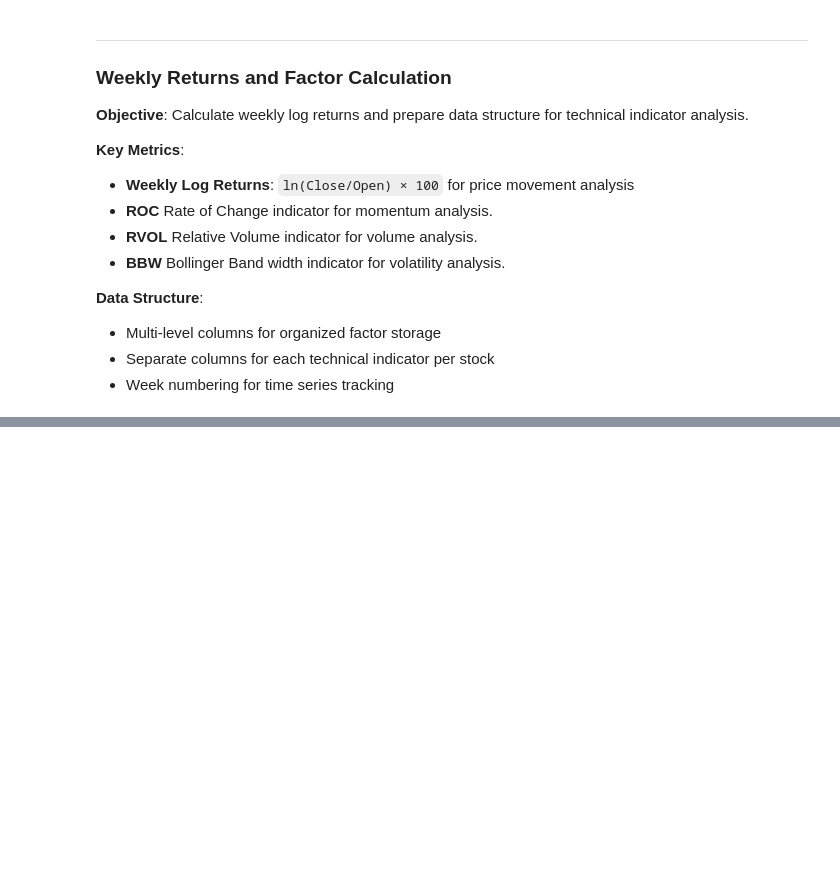
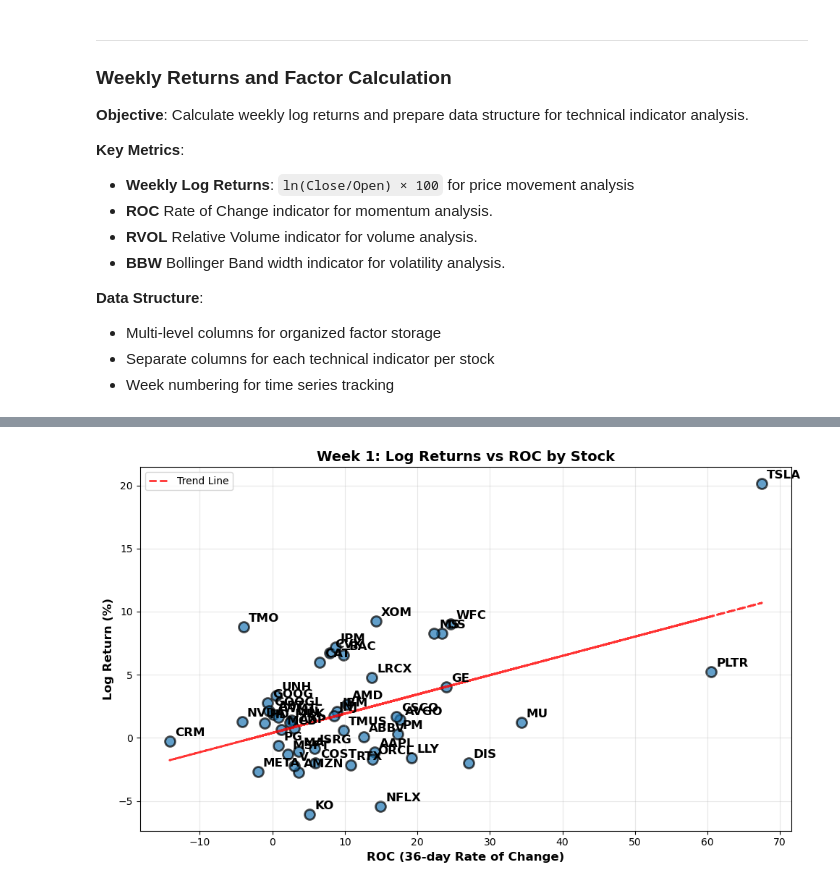
Before and after one commit to chaserenick2/Momentum-Volatility-and-Volume-Factors-in-U.S.-Stock-Returns, a Jupyter notebook: Regression.ipynb, the cells around one changed output, grey strips where cells are left out. Saved outputs shown, nothing was run; the diff lists cells and outputs as text; code cells hidden in the pictures; blank space fills up the shorter version.

```diff
--- a/Regression.ipynb
+++ b/Regression.ipynb
@@ -332,78 +330,53 @@ Name: 2021-01-15 00:00:00, dtype: float64
 # %%
 import matplotlib.pyplot as plt
 import seaborn as sns
 
 # Extract week 1 data
 week_1_data = weekly_data.iloc[0]  # First row (week 1)
 
-# Remove the 'Week' column and extract only the indicator data
-week_1_indicators = week_1_data.drop('Week')
+# Prepare data for scatter plot
+plot_data = []
+for ticker in stocks:
+    log_return = week_1_data[(ticker, 'Log_Return_%')]
+    roc = week_1_data[(ticker, 'ROC')]
 
-# Prepare data for plotting
-plot_data = []
-tickers = []
-metrics = []
-values = []
+    # Only include if both values are not NaN
+    if pd.notna(log_return) and pd.notna(roc):
+        plot_data.append({
+            'Ticker': ticker,
+            'Log_Return_%': log_return,
+            'ROC': roc
+        })
 
-for (ticker, metric), value in week_1_indicators.items():
-    if not pd.isna(value):  # Only plot non-NaN values
-        tickers.append(ticker)
-        metrics.append(metric)
-        values.append(value)
+# Convert to DataFrame
+plot_df = pd.DataFrame(plot_data)
 
-# Create a DataFrame for easier plotting
-plot_df = pd.DataFrame({
-    'Ticker': tickers,
-    'Metric': metrics,
-    'Value': values
-})
+# Create the scatter plot
+plt.figure(figsize=(10, 6))
+plt.scatter(plot_df['ROC'], plot_df['Log_Return_%'],
+           s=100, alpha=0.7, edgecolors='black', linewidth=2)
 
-# Create subplots for each metric
-fig, axes = plt.subplots(2, 2, figsize=(15, 10))
-fig.suptitle('Week 1 Technical Indicators by Stock', fontsize=16, fontweight='bold')
+# Add labels for each point
+for i, row in plot_df.iterrows():
+    plt.annotate(row['Ticker'],
+                (row['ROC'], row['Log_Return_%']),
+                xytext=(5, 5), textcoords='offset points',
+                fontsize=12, fontweight='bold')
 
-metrics_list = ['Log_Return_%', 'ROC', 'RVOL', 'BBW']
-colors = ['skyblue', 'lightcoral', 'lightgreen', 'plum']
+plt.xlabel('ROC (36-day Rate of Change)', fontsize=12, fontweight='bold')
+plt.ylabel('Log Return (%)', fontsize=12, fontweight='bold')
+plt.title('Week 1: Log Returns vs ROC by Stock', fontsize=14, fontweight='bold')
+plt.grid(True, alpha=0.3)
 
-for i, metric in enumerate(metrics_list):
-    row = i // 2
-    col = i % 2
-
-    # Filter data for this metric
-    metric_data = plot_df[plot_df['Metric'] == metric]
-
-    if not metric_data.empty:
-        # Create bar plot
-        axes[row, col].bar(metric_data['Ticker'], metric_data['Value'],
-                          color=colors[i], alpha=0.7, edgecolor='black')
-        axes[row, col].set_title(f'{metric}', fontweight='bold')
-        axes[row, col].set_xlabel('Stock Ticker')
-        axes[row, col].set_ylabel('Value')
-        axes[row, col].tick_params(axis='x', rotation=45)
-
-        # Add value labels on bars
-        for j, (ticker, value) in enumerate(zip(metric_data['Ticker'], metric_data['Value'])):
-            axes[row, col].text(j, value, f'{value:.2f}',
-                               ha='center', va='bottom', fontweight='bold')
-    else:
-        axes[row, col].text(0.5, 0.5, 'No Data Available',
-                           ha='center', va='center', transform=axes[row, col].transAxes,
-                           fontsize=12, fontweight='bold')
-        axes[row, col].set_title(f'{metric}', fontweight='bold')
+# Add a trend line if we have data
+if len(plot_df) > 1:
+    z = np.polyfit(plot_df['ROC'], plot_df['Log_Return_%'], 1)
+    p = np.poly1d(z)
+    plt.plot(plot_df['ROC'], p(plot_df['ROC']),
+             "r--", alpha=0.8, linewidth=2, label=f'Trend Line')
+    plt.legend()
 
 plt.tight_layout()
 plt.show()
-
-# Display the actual values in a table format
-print(f"\n📊 Week 1 Data Summary")
-print(f"Date: {weekly_data.index[0].date()}")
-print("="*50)
-
-for ticker in stocks:
-    print(f"\n{ticker}:")
-    for metric in metrics_list:
-        value = week_1_data[(ticker, metric)]
-        if pd.notna(value):
-            print(f"  {metric}: {value:.2f}")
-        else:
-            print(f"  {metric}: NaN")
+# %% [output]
+[figure, added]
```
Also changed, not shown: parts of 5 cells of this notebook.
